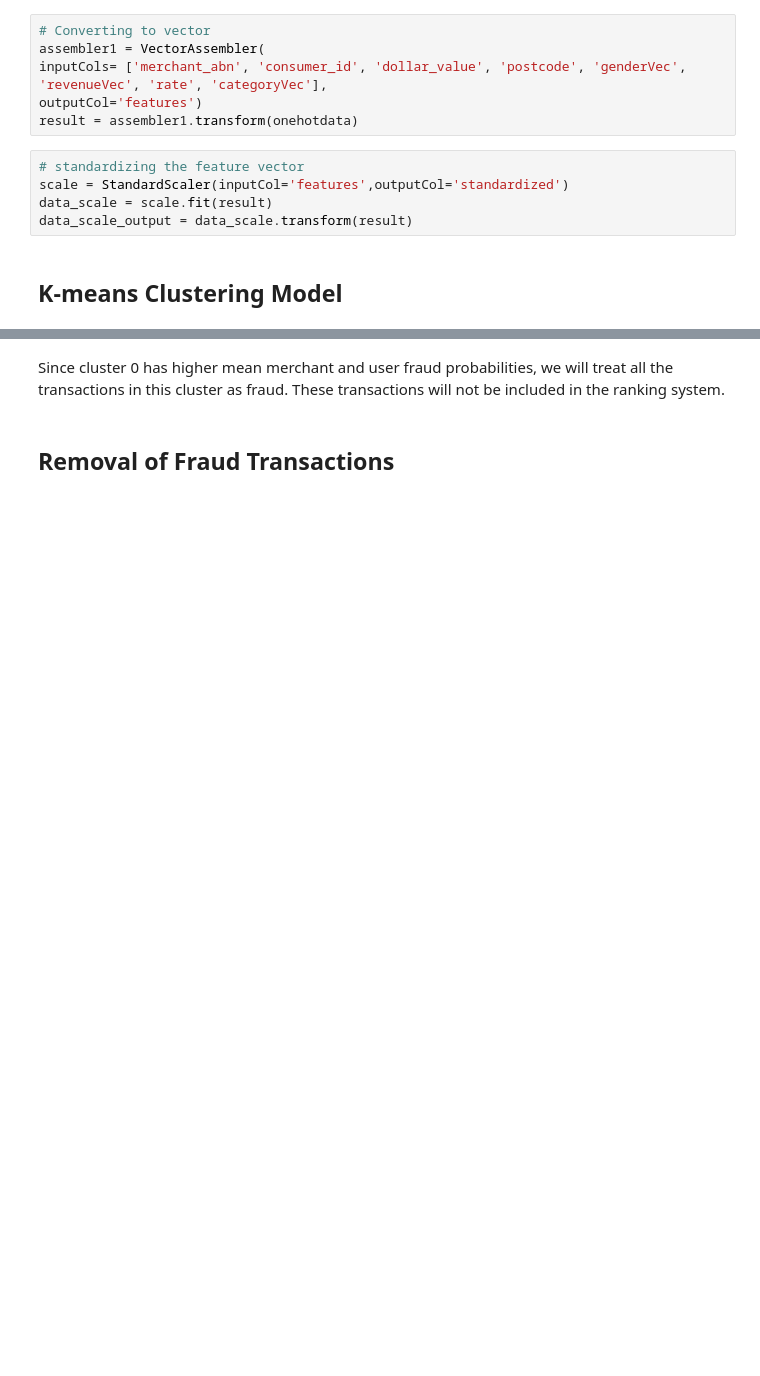
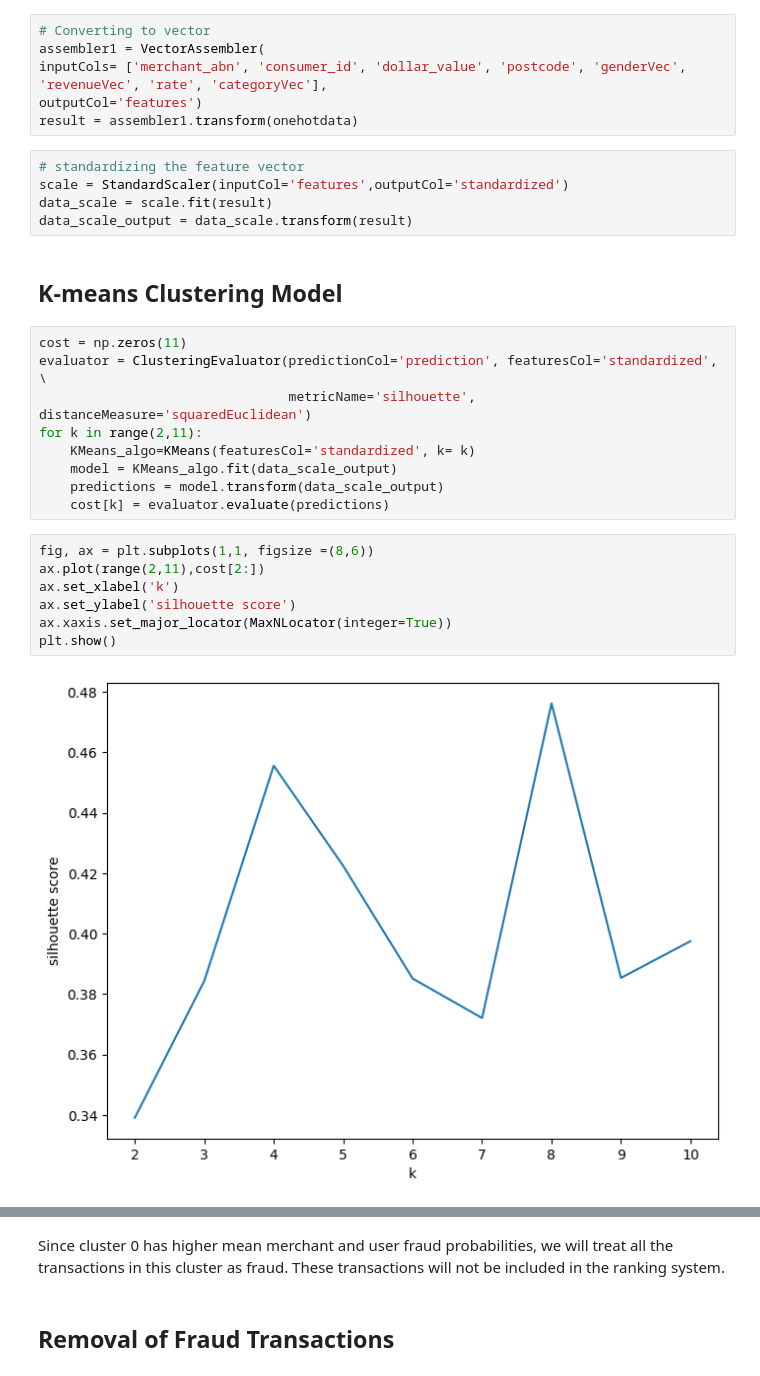
Before and after one commit to MAST30034-Applied-Data-Science/generic-buy-now-pay-later-project-group-56-bnlp, a Jupyter notebook: notebooks/Fraud_Detection.ipynb, the cells around one changed output, grey strips where cells are left out. Drawn from its saved outputs; the diff is of its cells as text; blank space fills up the shorter version.

Commit message:
Added graph to choose k

```diff
--- a/notebooks/Fraud_Detection.ipynb
+++ b/notebooks/Fraud_Detection.ipynb
@@ -86,5 +87,23 @@ data_scale = scale.fit(result)
 data_scale_output = data_scale.transform(result)
 # %% [markdown]
 ## K-means Clustering Model
+# %%
+cost = np.zeros(11)
+evaluator = ClusteringEvaluator(predictionCol='prediction', featuresCol='standardized', \
+                                metricName='silhouette', distanceMeasure='squaredEuclidean')
+for k in range(2,11):
+    KMeans_algo=KMeans(featuresCol='standardized', k= k)
+    model = KMeans_algo.fit(data_scale_output)
+    predictions = model.transform(data_scale_output)
+    cost[k] = evaluator.evaluate(predictions)
+# %%
+fig, ax = plt.subplots(1,1, figsize =(8,6))
+ax.plot(range(2,11),cost[2:])
+ax.set_xlabel('k')
+ax.set_ylabel('silhouette score')
+ax.xaxis.set_major_locator(MaxNLocator(integer=True))
+plt.show()
+# %% [output]
+[figure, added]
 # %%
 # Build K-means clustering model
```
Also changed, not shown: parts of 14 cells of this notebook.
